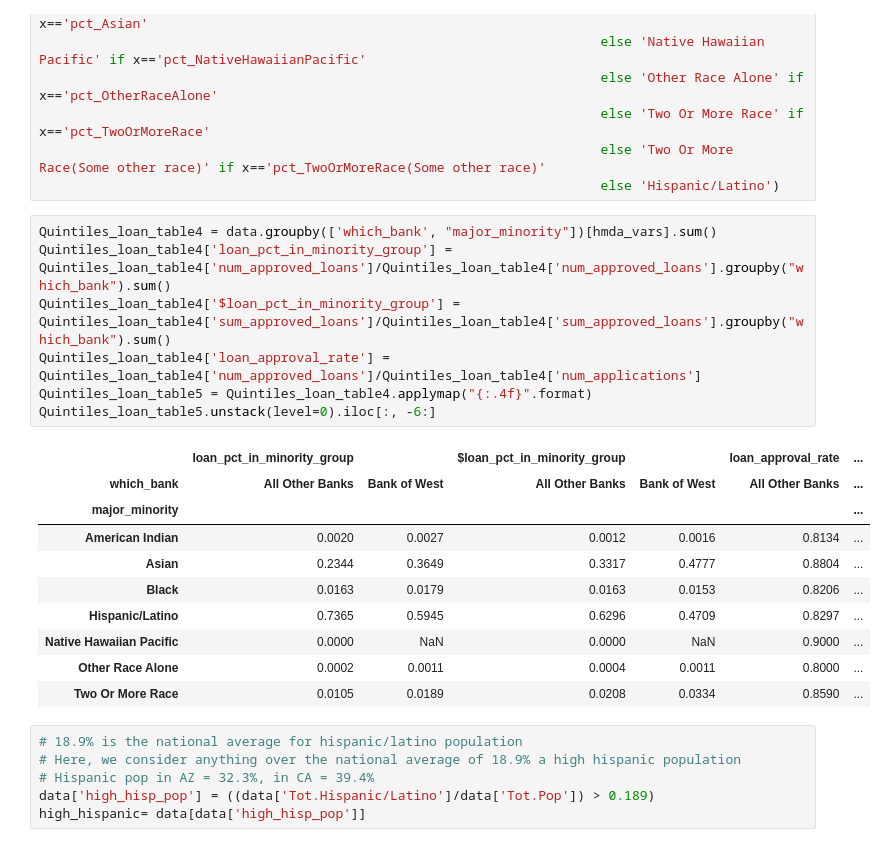
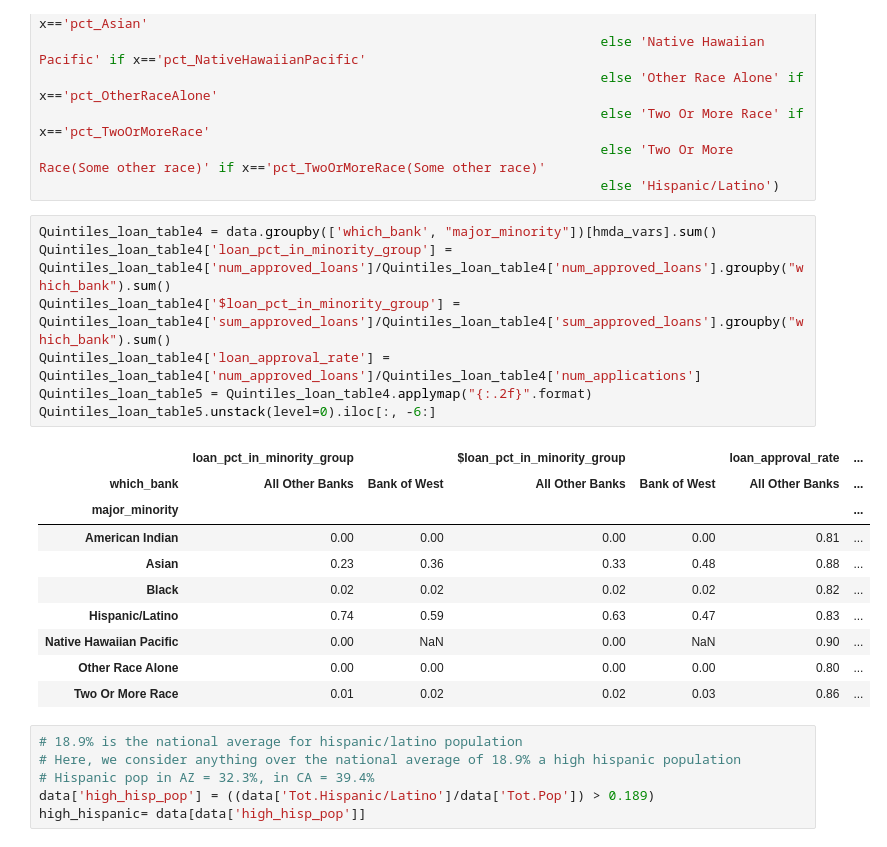
Before and after one commit to LeDataSciFi/FinTech-Capstone-2023, a Jupyter notebook: code/Descriptive_Statistics.ipynb, the cells around one changed output. Saved outputs shown, nothing was run; the diff lists cells and outputs as text.

```diff
--- a/code/Descriptive_Statistics.ipynb
+++ b/code/Descriptive_Statistics.ipynb
@@ -448,21 +448,21 @@ data['major_minority'] = data['major_minority'].apply(lambda x: 'Black' if x=='p
 # %%
 Quintiles_loan_table4 = data.groupby(['which_bank', "major_minority"])[hmda_vars].sum()
 Quintiles_loan_table4['loan_pct_in_minority_group'] = Quintiles_loan_table4['num_approved_loans']/Quintiles_loan_table4['num_approved_loans'].groupby("which_bank").sum()
 Quintiles_loan_table4['$loan_pct_in_minority_group'] = Quintiles_loan_table4['sum_approved_loans']/Quintiles_loan_table4['sum_approved_loans'].groupby("which_bank").sum()
 Quintiles_loan_table4['loan_approval_rate'] = Quintiles_loan_table4['num_approved_loans']/Quintiles_loan_table4['num_applications']
-Quintiles_loan_table5 = Quintiles_loan_table4.applymap("{:.4f}".format)
+Quintiles_loan_table5 = Quintiles_loan_table4.applymap("{:.2f}".format)
 Quintiles_loan_table5.unstack(level=0).iloc[:, -6:]
 # %% [output]
 |  | loan_pct_in_minority_group |  | $loan_pct_in_minority_group |  | loan_approval_rate | ... |
 | which_bank | All Other Banks | Bank of West | All Other Banks | Bank of West | All Other Banks | ... |
 | major_minority |  |  |  |  |  | ... |
-| American Indian | 0.0020 | 0.0027 | 0.0012 | 0.0016 | 0.8134 | ... |
-| Asian | 0.2344 | 0.3649 | 0.3317 | 0.4777 | 0.8804 | ... |
-| Black | 0.0163 | 0.0179 | 0.0163 | 0.0153 | 0.8206 | ... |
-| Hispanic/Latino | 0.7365 | 0.5945 | 0.6296 | 0.4709 | 0.8297 | ... |
-| Native Hawaiian Pacific | 0.0000 | NaN | 0.0000 | NaN | 0.9000 | ... |
-| Other Race Alone | 0.0002 | 0.0011 | 0.0004 | 0.0011 | 0.8000 | ... |
-| Two Or More Race | 0.0105 | 0.0189 | 0.0208 | 0.0334 | 0.8590 | ... |
+| American Indian | 0.00 | 0.00 | 0.00 | 0.00 | 0.81 | ... |
+| Asian | 0.23 | 0.36 | 0.33 | 0.48 | 0.88 | ... |
+| Black | 0.02 | 0.02 | 0.02 | 0.02 | 0.82 | ... |
+| Hispanic/Latino | 0.74 | 0.59 | 0.63 | 0.47 | 0.83 | ... |
+| Native Hawaiian Pacific | 0.00 | NaN | 0.00 | NaN | 0.90 | ... |
+| Other Race Alone | 0.00 | 0.00 | 0.00 | 0.00 | 0.80 | ... |
+| Two Or More Race | 0.01 | 0.02 | 0.02 | 0.03 | 0.86 | ... |
 # %%
 # 18.9% is the national average for hispanic/latino population
 # Here, we consider anything over the national average of 18.9% a high hispanic population
```
Also changed, not shown: parts of 1 cell of this notebook.
